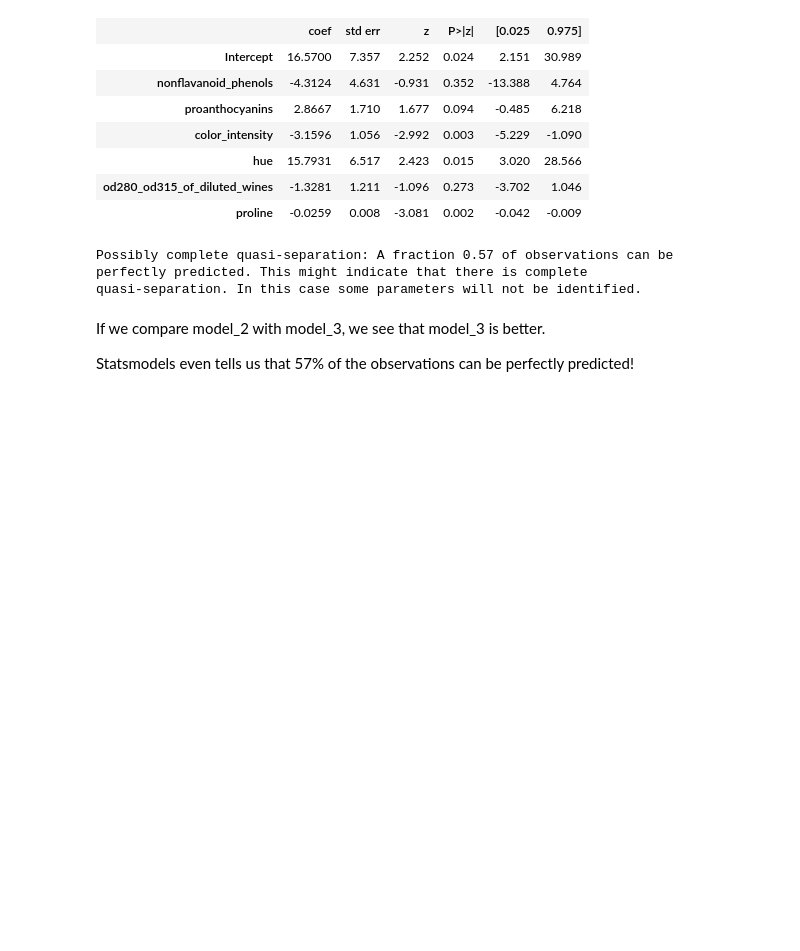
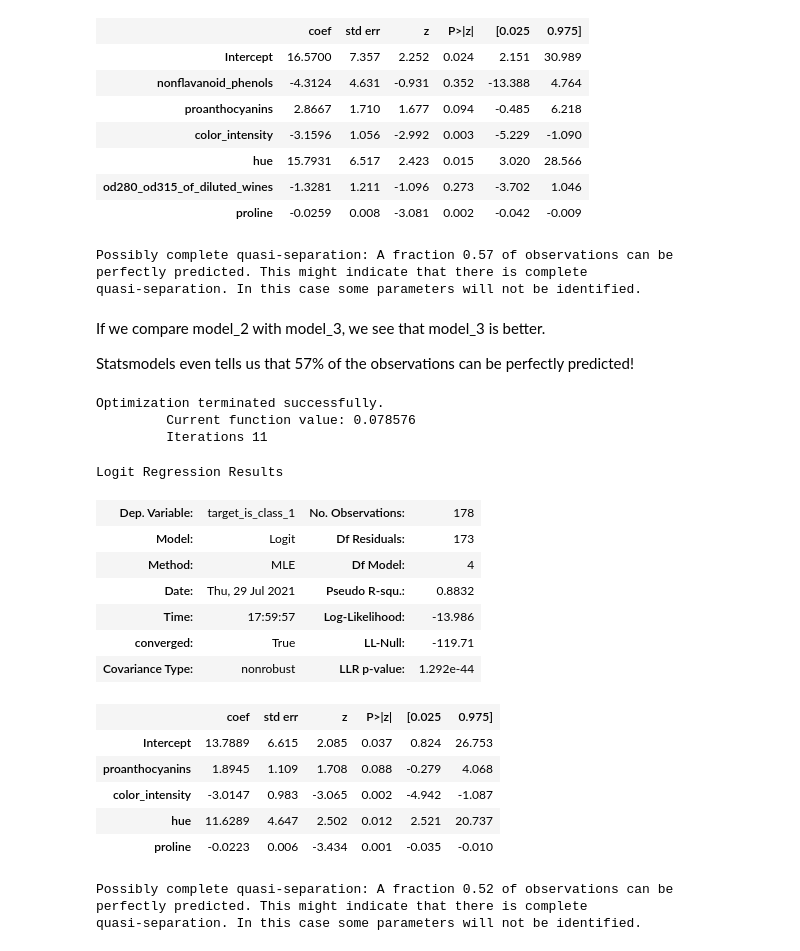
Before and after one commit to Carlene/INTRO-TO-DATA-ANALYSIS, a Jupyter notebook: logistic-regression/wine-dataset.ipynb, the cells around one changed output. Cells and saved outputs as stored; diff of their text form; code cells hidden in the pictures; blank space fills up the shorter version.

Commit message:
adds another model

```diff
--- a/logistic-regression/wine-dataset.ipynb
+++ b/logistic-regression/wine-dataset.ipynb
@@ -242,0 +245,25 @@ Statsmodels even tells us that 57% of the observations can be perfectly predicte
+# %%
+formula_4 = 'target_is_class_1 ~ proanthocyanins+ color_intensity+ hue+ proline'
+model_4 = smf.logit(formula=formula_4, data=wine).fit()
+model_4.summary()
+# %% [output]
+Optimization terminated successfully.
+         Current function value: 0.078576
+         Iterations 11
+Logit Regression Results
+| Dep. Variable: | target_is_class_1 | No. Observations: | 178 |
+| Model: | Logit | Df Residuals: | 173 |
+| Method: | MLE | Df Model: | 4 |
+| Date: | Thu, 29 Jul 2021 | Pseudo R-squ.: | 0.8832 |
+| Time: | 17:59:57 | Log-Likelihood: | -13.986 |
+| converged: | True | LL-Null: | -119.71 |
+| Covariance Type: | nonrobust | LLR p-value: | 1.292e-44 |
+|  | coef | std err | z | P>|z| | [0.025 | 0.975] |
+| Intercept | 13.7889 | 6.615 | 2.085 | 0.037 | 0.824 | 26.753 |
+| proanthocyanins | 1.8945 | 1.109 | 1.708 | 0.088 | -0.279 | 4.068 |
+| color_intensity | -3.0147 | 0.983 | -3.065 | 0.002 | -4.942 | -1.087 |
+| hue | 11.6289 | 4.647 | 2.502 | 0.012 | 2.521 | 20.737 |
+| proline | -0.0223 | 0.006 | -3.434 | 0.001 | -0.035 | -0.010 |
+Possibly complete quasi-separation: A fraction 0.52 of observations can be
+perfectly predicted. This might indicate that there is complete
+quasi-separation. In this case some parameters will not be identified.
```
Also changed, not shown: parts of 1 cell of this notebook.
